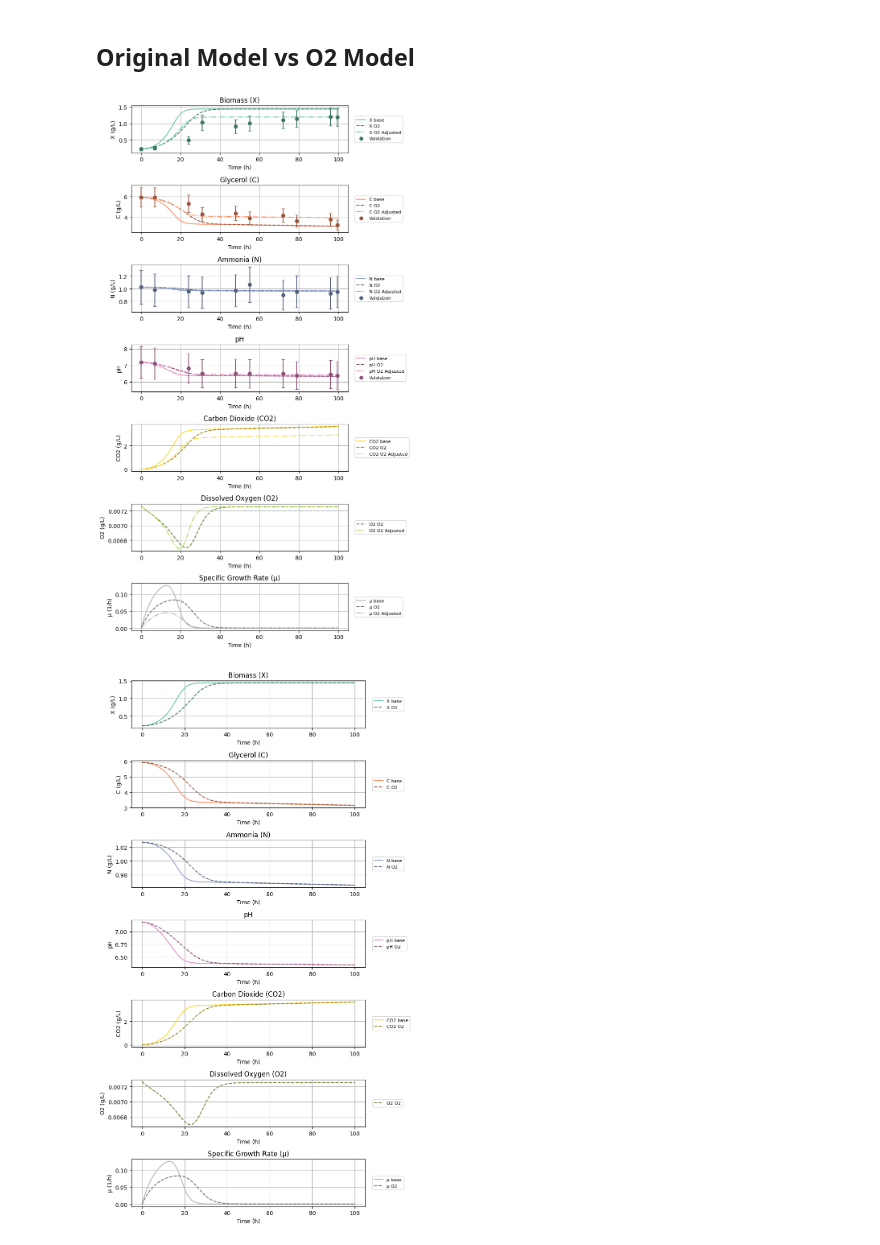
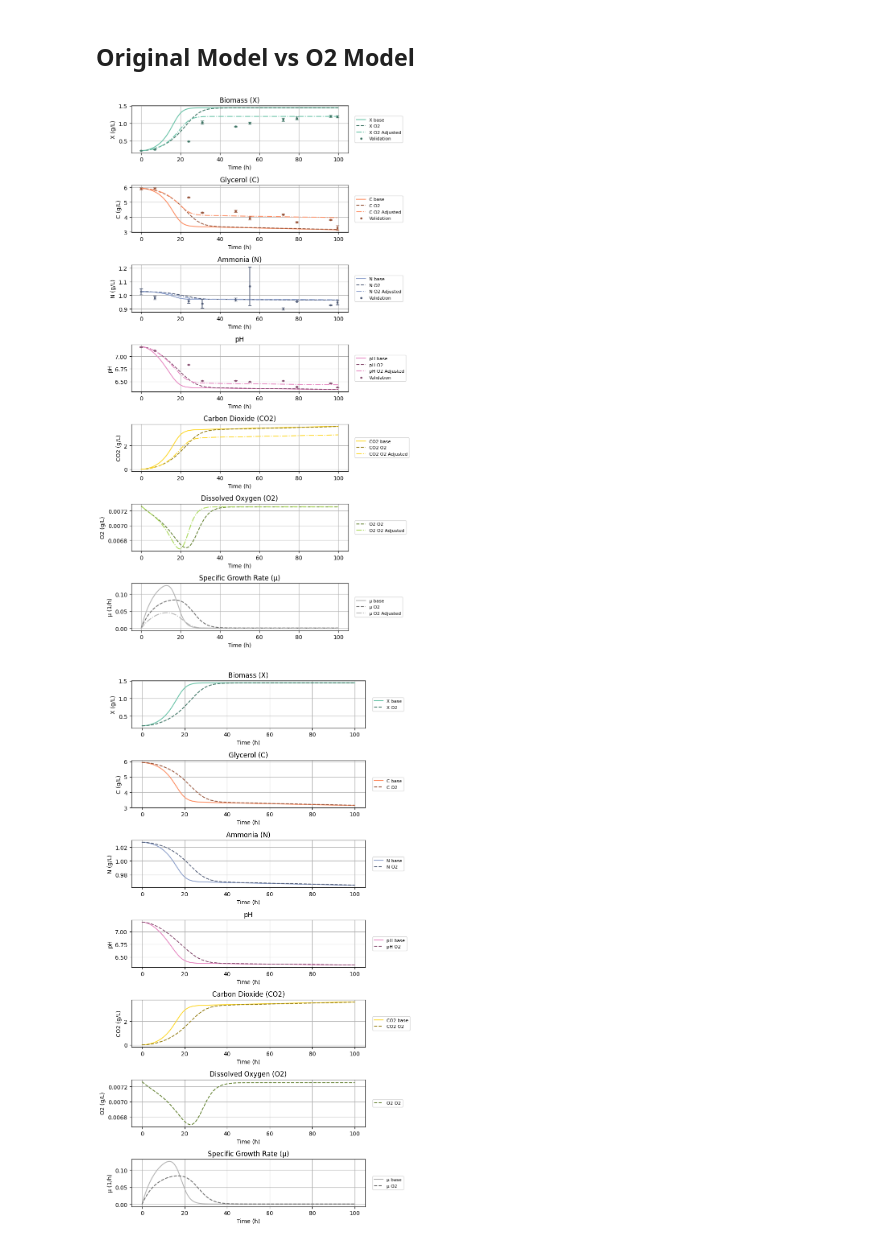
Before and after one commit to Laefivy/M.smegmatis, a Jupyter notebook: parameter_adjust_final.ipynb, the cells around one changed output. Cells and saved outputs as stored; diff of their text form; code cells hidden in the pictures.

```diff
--- a/parameter_adjust_final.ipynb
+++ b/parameter_adjust_final.ipynb
@@ -337,6 +337,11 @@ X_exp_v = df_exp_v['Biomass (g/L)']
 C_exp_v = df_exp_v['Glycerol (g/L)']
 N_exp_v = df_exp_v['Ammonia (g/L)']
 ph_exp_v = df_exp_v['pH']
+
+X_err = df_exp_v.iloc[:, 2]
+C_err = df_exp_v.iloc[:, 4]
+N_err = df_exp_v.iloc[:, 6]
+ph_err = df_exp_v.iloc[:, 8]
 # %%
 
 # Initial conditions
@@ -493,12 +498,6 @@ print(f"NMRSE (nuevo modelo): {nrmse(y_exp, y_sim):.4f}")
 print(f"NMRSE (modelo original): {nrmse(y_exp, y_sim_og):.4f}")
 print(f"MAPE (nuevo modelo): {mape(y_exp, y_sim):.2f} %")
 print(f"MAPE (modelo original): {mape(y_exp, y_sim_og):.2f} %")
-
-
-X_err = NMRSE_norm[0] * X_exp
-C_err = NMRSE_norm[1] * C_exp
-N_err = NMRSE_norm[2] * N_exp
-ph_err = NMRSE_norm[3] * pH_exp
 # %% [output]
 Métricas por variable (nuevo modelo):
 X:
@@ -848,8 +847,8 @@ fig, axes = plt.subplots(7, 1, figsize=(8, 14))
 axes[0].plot(t_casadi_og, X_casadi_og, label='X base', color=colors['X'])
 axes[0].plot(t_casadi_O2, X_casadi_O2, '--', label='X O2', color=darken_color(colors['X']))
 axes[0].plot(t_exp, best_sim[:, 0],'-.', label='X O2 Adjusted', color=colors['X'])
-axes[0].scatter(t_exp_v, X_exp_v, label='Validation', color=darken_color(colors['X']), marker='o')
-axes[0].errorbar(t_exp_v, X_exp_v, yerr=X_err, fmt='o', color=darken_color(colors['X']), capsize=3)
+axes[0].scatter(t_exp_v, X_exp_v, label='Validation', color=darken_color(colors['X']), marker='.')
+axes[0].errorbar(t_exp_v, X_exp_v, yerr=X_err, fmt='.', color=darken_color(colors['X']), markersize=2, capsize=3)
 axes[0].set_title('Biomass (X)')
 axes[0].set_xlabel('Time (h)')
 axes[0].set_ylabel('X (g/L)')
@@ -859,8 +858,8 @@ axes[0].legend(loc='center left', bbox_to_anchor=(1.02, 0.5), fontsize=8)
 axes[1].plot(t_casadi_og, C_casadi_og, label='C base', color=colors['C'])
 axes[1].plot(t_casadi_O2, C_casadi_O2, '--', label='C O2', color=darken_color(colors['C']))
 axes[1].plot(t_exp, best_sim[:, 1],'-.', label='C O2 Adjusted', color=colors['C'])
-axes[1].scatter(t_exp_v, C_exp_v, label='Validation', color=darken_color(colors['C']), marker='o')
-axes[1].errorbar(t_exp_v, C_exp_v, yerr=C_err, fmt='o', color=darken_color(colors['C']), capsize=3)
+axes[1].scatter(t_exp_v, C_exp_v, label='Validation', color=darken_color(colors['C']), marker='.')
+axes[1].errorbar(t_exp_v, C_exp_v, yerr=C_err, fmt='.', color=darken_color(colors['C']), markersize=2, capsize=3)
 axes[1].set_title('Glycerol (C)')
 axes[1].set_xlabel('Time (h)')
 axes[1].set_ylabel('C (g/L)')
@@ -870,8 +869,8 @@ axes[1].legend(loc='center left', bbox_to_anchor=(1.02, 0.5), fontsize=8)
 axes[2].plot(t_casadi_og, N_casadi_og, label='N base', color=colors['N'])
 axes[2].plot(t_casadi_O2, N_casadi_O2, '--', label='N O2', color=darken_color(colors['N']))
 axes[2].plot(t_exp, best_sim[:, 2],'-.', label='N O2 Adjusted', color=colors['N'])
-axes[2].scatter(t_exp_v, N_exp_v, label='Validation', color=darken_color(colors['N']), marker='o')
-axes[2].errorbar(t_exp_v, N_exp_v, yerr=N_err, fmt='o', color=darken_color(colors['N']), capsize=3)
+axes[2].scatter(t_exp_v, N_exp_v, label='Validation', color=darken_color(colors['N']), marker='.')
+axes[2].errorbar(t_exp_v, N_exp_v, yerr=N_err, fmt='.', color=darken_color(colors['N']), markersize=2, capsize=3)
 axes[2].set_title('Ammonia (N)')
 axes[2].set_xlabel('Time (h)')
 axes[2].set_ylabel('N (g/L)')
@@ -891,36 +890,36 @@ axes[5].plot(t_casadi_O2, O2_casadi_O2, '--', label='O2 O2', color=darken_color(
 axes[5].plot(t_exp[1:], best_sim[1:,4],'-.', label='O2 O2 Adjusted', color=colors['O2'])
 axes[5].set_title('Dissolved Oxygen (O2)')
 axes[5].set_xlabel('Time (h)')
 axes[5].set_ylabel('O2 (g/L)')
 axes[5].grid(True)
 axes[5].legend(loc='center left', bbox_to_anchor=(1.02, 0.5), fontsize=8)
 
 axes[3].plot(t_casadi_og, pH_casadi_og, label='pH base', color=colors['pH'])
 axes[3].plot(t_casadi_O2, pH_casadi_O2, '--', label='pH O2', color=darken_color(colors['pH']))
 axes[3].plot(t_exp, solz[:, 0],'-.', label='pH O2 Adjusted', color=colors['pH'])
-axes[3].scatter(t_exp_v, ph_exp_v, label='Validation', color=darken_color(colors['pH']), marker='o')
-axes[3].errorbar(t_exp_v, ph_exp_v, yerr=ph_err, fmt='o', color=darken_color(colors['pH']), capsize=3)
+axes[3].scatter(t_exp_v, ph_exp_v, label='Validation', color=darken_color(colors['pH']), marker='.')
+axes[3].errorbar(t_exp_v, ph_exp_v, yerr=ph_err, fmt='.', color=darken_color(colors['pH']), markersize=2, capsize=3)
 axes[3].set_title('pH')
 axes[3].set_xlabel('Time (h)')
 axes[3].set_ylabel('pH')
 axes[3].grid(True)
 axes[3].legend(loc='center left', bbox_to_anchor=(1.02, 0.5), fontsize=8)
 
 axes[6].plot(t_casadi_og, mu_values_casadi_og, label='μ base', color=colors['mu'])
 axes[6].plot(t_casadi_O2, mu_values_casadi_O2, '--', label='μ O2', color=darken_color(colors['mu']))
 axes[6].plot(t_exp, mu_values_casadi_adjusted, '-.', label='μ O2 Adjusted', color=(colors['mu']))
 axes[6].set_title('Specific Growth Rate (μ)')
 axes[6].set_xlabel('Time (h)')
 axes[6].set_ylabel('μ (1/h)')
 axes[6].grid(True)
 axes[6].legend(loc='center left', bbox_to_anchor=(1.02, 0.5), fontsize=8)
 
 #fig.suptitle('Comparison between models', fontsize=16)
 plt.tight_layout()
 plt.savefig('Figures/model_comparison_highres.png', dpi=500, bbox_inches='tight')
 plt.show()
 # %% [output]
-[figure, old version]
+[figure, new version]
 # %%
 colors = {
     'X': '#66C2A6',
```
Also changed, not shown: parts of 3 cells of this notebook.
